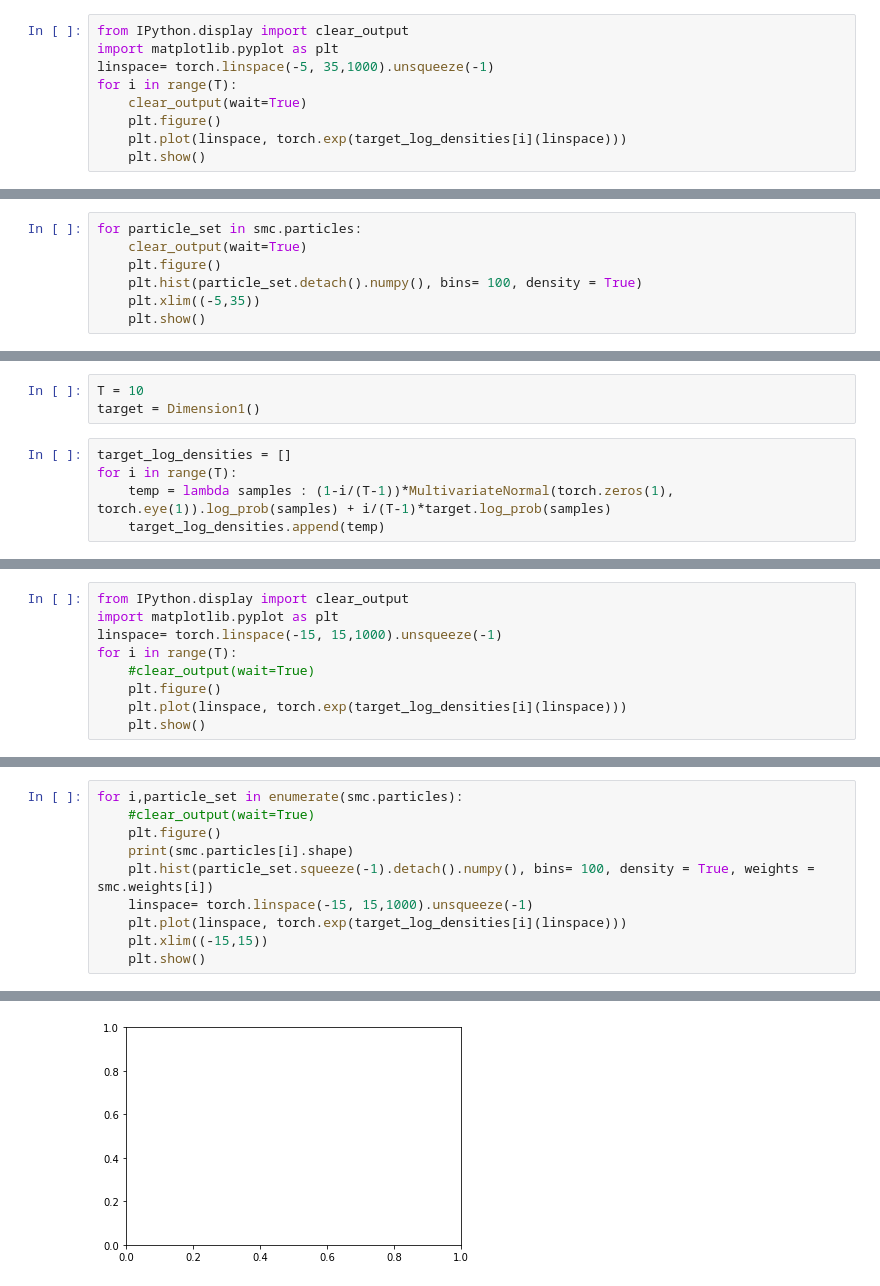
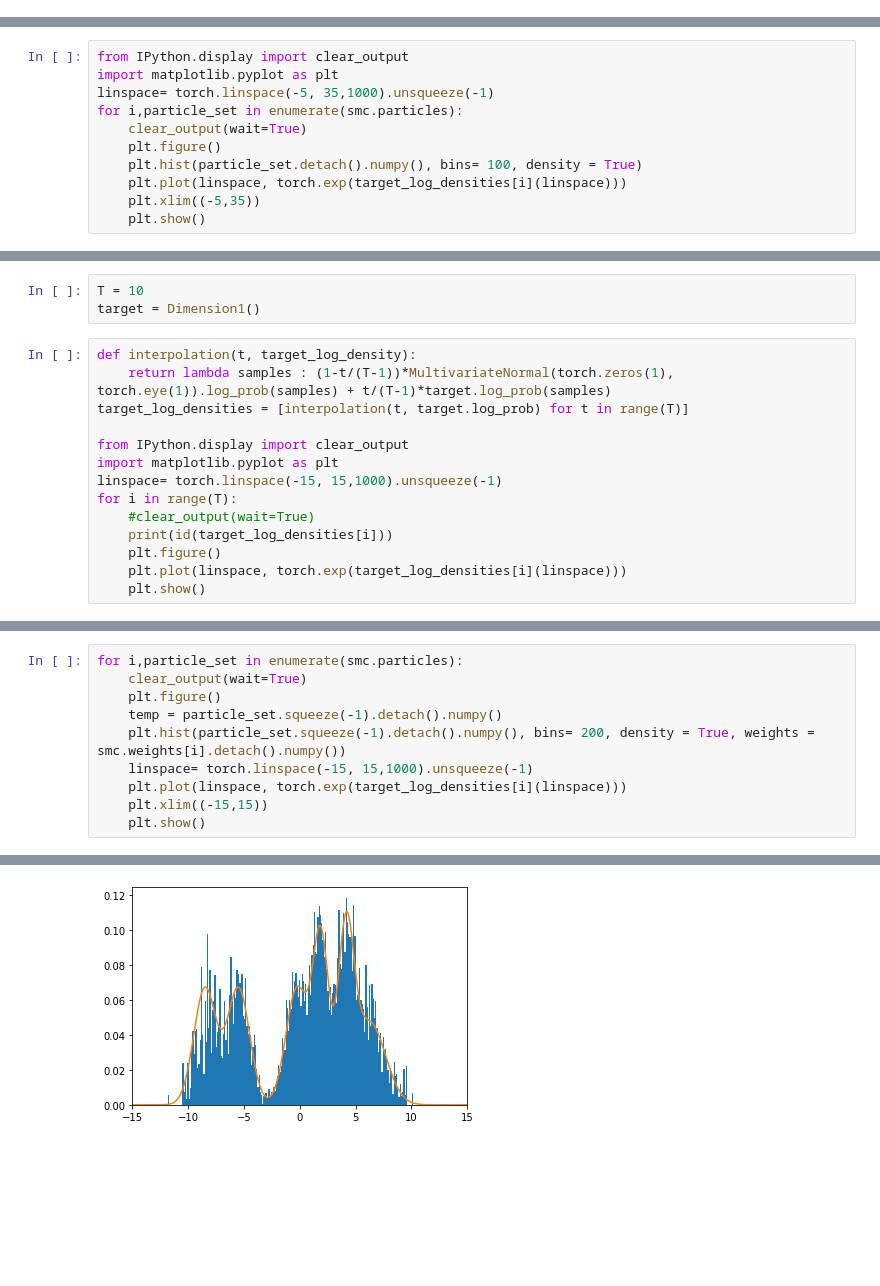
Before and after one commit to ElouanARGOUARCH/SBI, a Jupyter notebook: Test.ipynb, the cells around one changed output, grey strips where cells are left out. Saved outputs shown, nothing was run; the diff lists cells and outputs as text; blank space fills up the shorter version.

```diff
--- a/Test.ipynb
+++ b/Test.ipynb
@@ -16,9 +16,0 @@ smc = SMCSampler1(target_log_densities, x0, w0)
-# %%
-from IPython.display import clear_output
-import matplotlib.pyplot as plt
-linspace= torch.linspace(-5, 35,1000).unsqueeze(-1)
-for i in range(T):
-    clear_output(wait=True)
-    plt.figure()
-    plt.plot(linspace, torch.exp(target_log_densities[i](linspace)))
-    plt.show()
@@ -29,8 +17,12 @@ smc.sample()
 # %%
-for particle_set in smc.particles:
+from IPython.display import clear_output
+import matplotlib.pyplot as plt
+linspace= torch.linspace(-5, 35,1000).unsqueeze(-1)
+for i,particle_set in enumerate(smc.particles):
     clear_output(wait=True)
     plt.figure()
     plt.hist(particle_set.detach().numpy(), bins= 100, density = True)
+    plt.plot(linspace, torch.exp(target_log_densities[i](linspace)))
     plt.xlim((-5,35))
     plt.show()
 # %% [output]
@@ -41,7 +33,16 @@ from targets.variational_inference_target import *
 T = 10
 target = Dimension1()
 # %%
-target_log_densities = []
+def interpolation(t, target_log_density):
+    return lambda samples : (1-t/(T-1))*MultivariateNormal(torch.zeros(1), torch.eye(1)).log_prob(samples) + t/(T-1)*target.log_prob(samples)
+target_log_densities = [interpolation(t, target.log_prob) for t in range(T)]
+
+from IPython.display import clear_output
+import matplotlib.pyplot as plt
+linspace= torch.linspace(-15, 15,1000).unsqueeze(-1)
 for i in range(T):
-    temp = lambda samples : (1-i/(T-1))*MultivariateNormal(torch.zeros(1), torch.eye(1)).log_prob(samples) + i/(T-1)*target.log_prob(samples)
-    target_log_densities.append(temp)
+    #clear_output(wait=True)
+    print(id(target_log_densities[i]))
+    plt.figure()
+    plt.plot(linspace, torch.exp(target_log_densities[i](linspace)))
+    plt.show()
@@ -48,9 +62,0 @@ for i in range(T):
-# %%
-from IPython.display import clear_output
-import matplotlib.pyplot as plt
-linspace= torch.linspace(-15, 15,1000).unsqueeze(-1)
-for i in range(T):
-    #clear_output(wait=True)
-    plt.figure()
-    plt.plot(linspace, torch.exp(target_log_densities[i](linspace)))
-    plt.show()
@@ -70,10 +66,10 @@ smc = SMCSampler1(target_log_densities, x0, w0)
 smc.sample()
 # %%
 for i,particle_set in enumerate(smc.particles):
-    #clear_output(wait=True)
+    clear_output(wait=True)
     plt.figure()
-    print(smc.particles[i].shape)
-    plt.hist(particle_set.squeeze(-1).detach().numpy(), bins= 100, density = True, weights = smc.weights[i])
+    temp = particle_set.squeeze(-1).detach().numpy()
+    plt.hist(particle_set.squeeze(-1).detach().numpy(), bins= 200, density = True, weights = smc.weights[i].detach().numpy())
     linspace= torch.linspace(-15, 15,1000).unsqueeze(-1)
     plt.plot(linspace, torch.exp(target_log_densities[i](linspace)))
     plt.xlim((-15,15))
@@ -84 +78 @@ ValueError: weights should have the same shape as x
-[figure, old version]
+[figure, new version]
```
Also changed, not shown: parts of 10 cells of this notebook, 3 other files.
